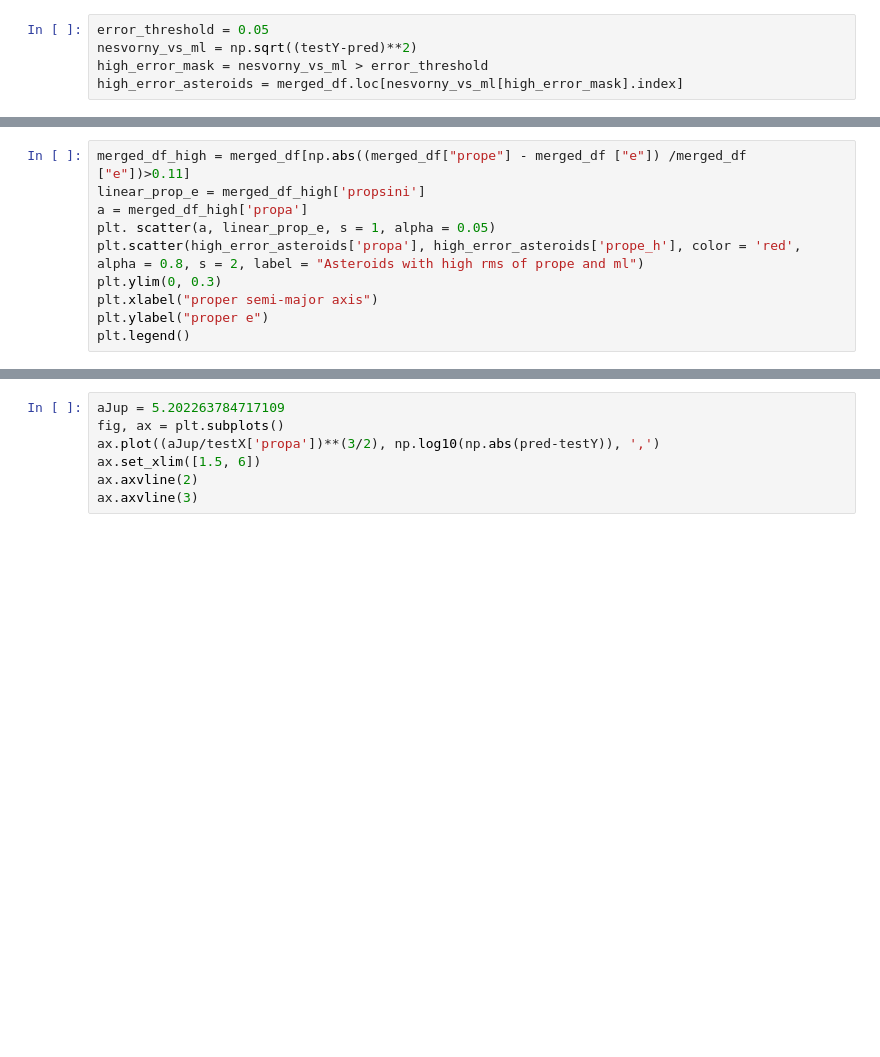
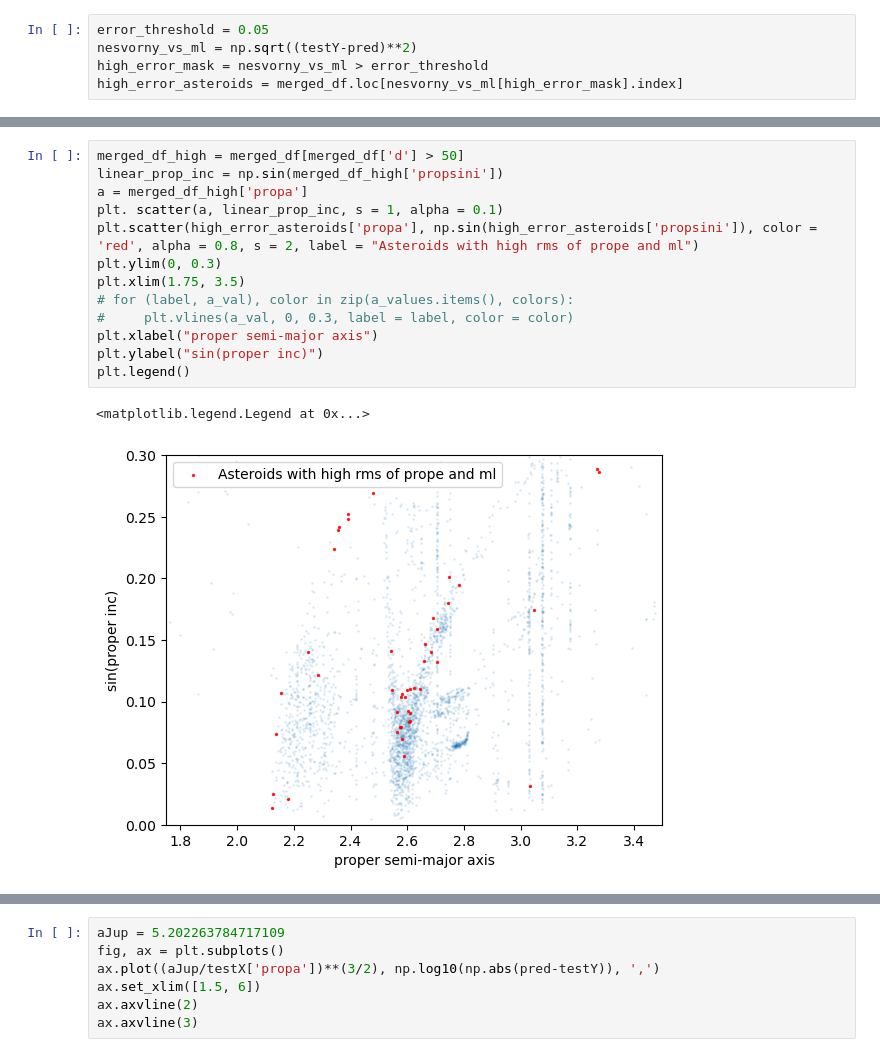
Before and after one commit to kavidey/action-angle-discovery, a Jupyter notebook: properelements.ipynb, the cells around one changed output, grey strips where cells are left out. Cells and saved outputs as stored; diff of their text form; blank space fills up the shorter version.

```diff
--- a/properelements.ipynb
+++ b/properelements.ipynb
@@ -478,10 +537,16 @@ plt.legend()
 # %%
-merged_df_high = merged_df[np.abs((merged_df["prope"] - merged_df ["e"]) /merged_df ["e"])>0.11]
-linear_prop_e = merged_df_high['propsini']
+merged_df_high = merged_df[merged_df['d'] > 50]
+linear_prop_inc = np.sin(merged_df_high['propsini'])
 a = merged_df_high['propa']
-plt. scatter(a, linear_prop_e, s = 1, alpha = 0.05)
-plt.scatter(high_error_asteroids['propa'], high_error_asteroids['prope_h'], color = 'red', alpha = 0.8, s = 2, label = "Asteroids with high rms of prope and ml")
+plt. scatter(a, linear_prop_inc, s = 1, alpha = 0.1)
+plt.scatter(high_error_asteroids['propa'], np.sin(high_error_asteroids['propsini']), color = 'red', alpha = 0.8, s = 2, label = "Asteroids with high rms of prope and ml")
 plt.ylim(0, 0.3)
+plt.xlim(1.75, 3.5)
+# for (label, a_val), color in zip(a_values.items(), colors):
+#     plt.vlines(a_val, 0, 0.3, label = label, color = color)
 plt.xlabel("proper semi-major axis")
-plt.ylabel("proper e")
+plt.ylabel("sin(proper inc)")
 plt.legend()
+# %% [output]
+<matplotlib.legend.Legend at 0x...>
+[figure, added]
```
Also changed, not shown: parts of 29 cells of this notebook.
